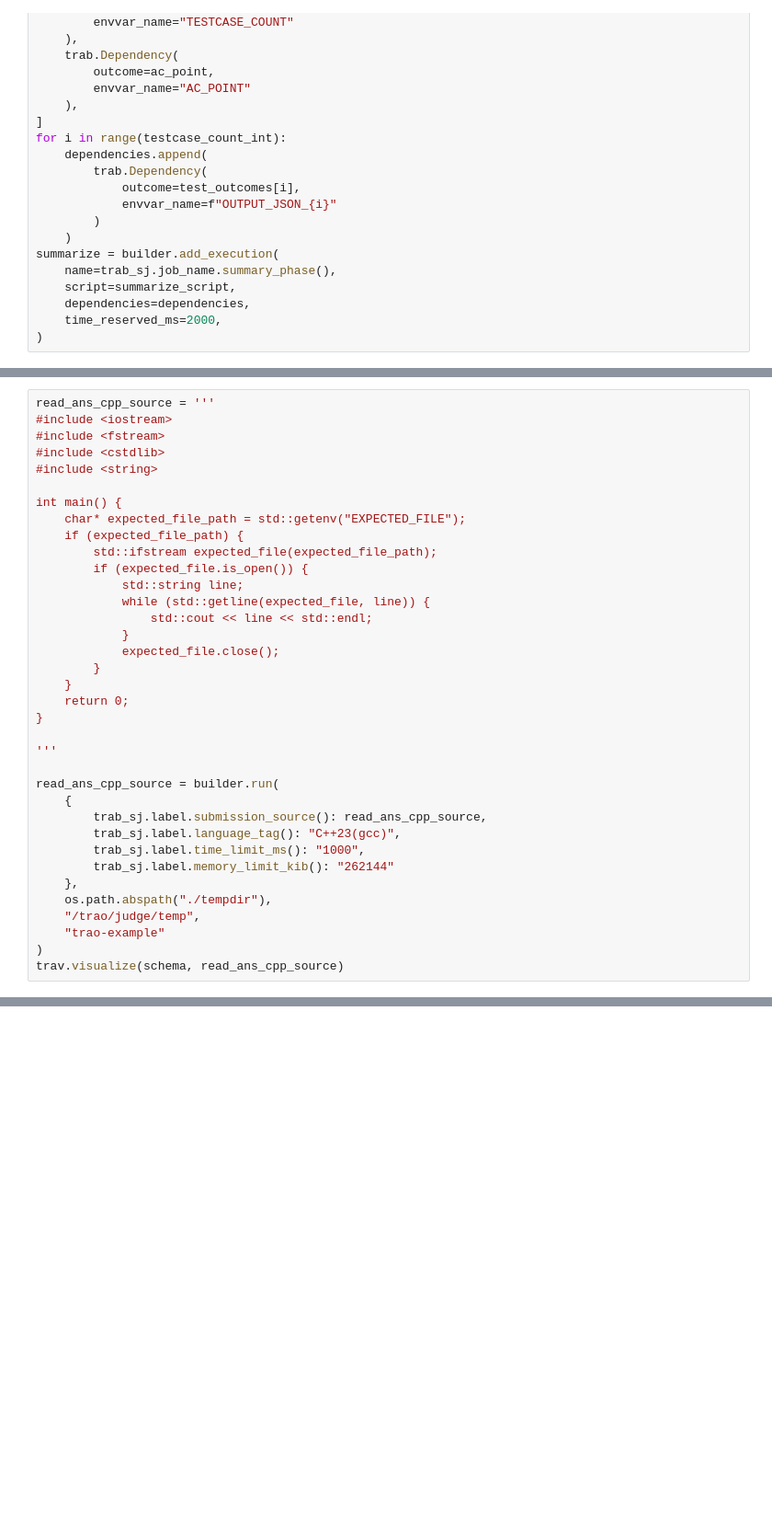
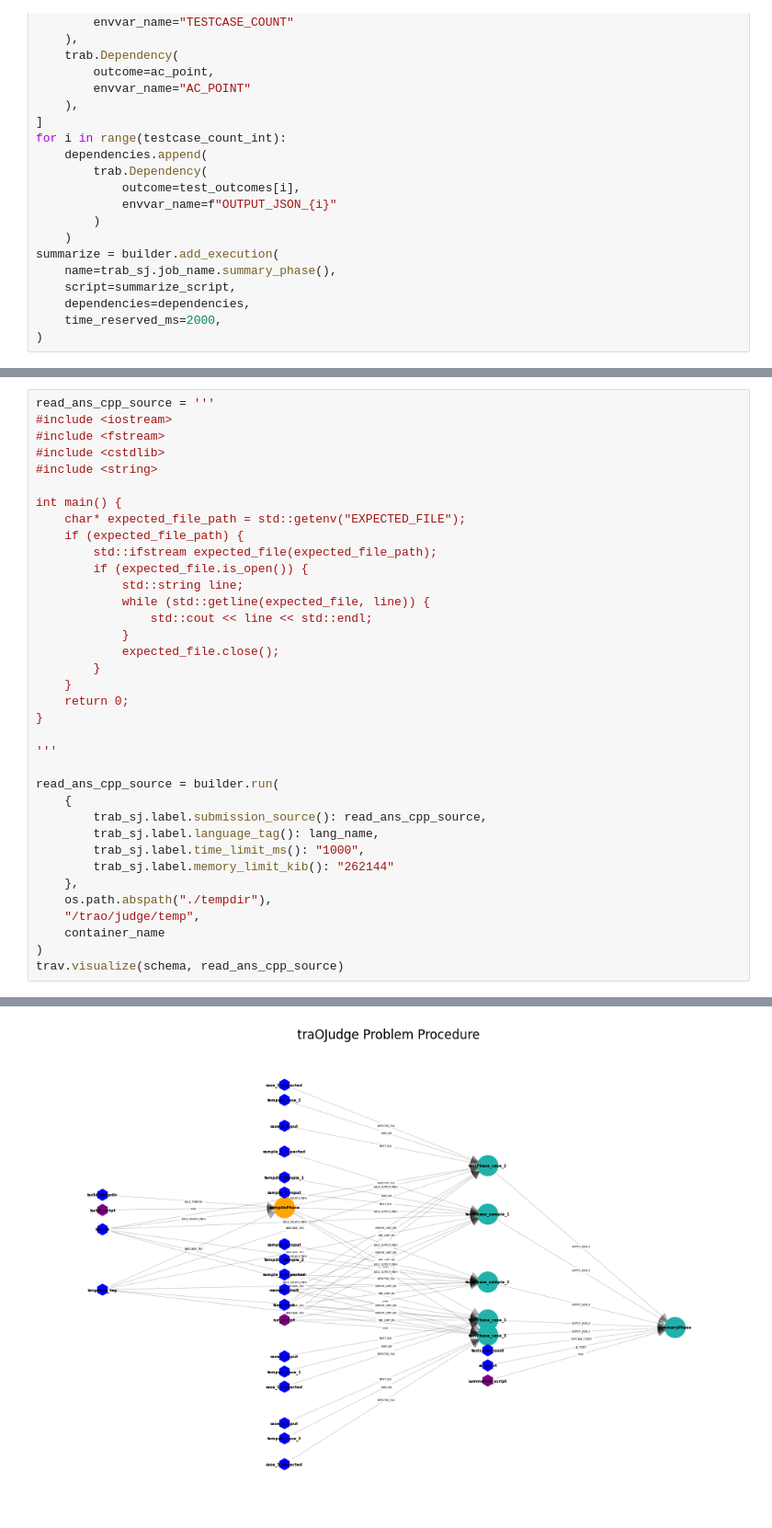
Before and after one commit to traP-jp/traO-Judge-judge, a Jupyter notebook: pylib/example/problems/addition/builder.ipynb, the cells around one changed output, grey strips where cells are left out. Shown: that part at 92% size. Drawn from its saved outputs; the diff is of its cells as text; blank space fills up the shorter version.

```diff
--- a/pylib/example/problems/addition/builder.ipynb
+++ b/pylib/example/problems/addition/builder.ipynb
@@ -277,12 +307,13 @@ int main() {
 read_ans_cpp_source = builder.run(
     {
         trab_sj.label.submission_source(): read_ans_cpp_source,
-        trab_sj.label.language_tag(): "C++23(gcc)",
+        trab_sj.label.language_tag(): lang_name,
         trab_sj.label.time_limit_ms(): "1000",
         trab_sj.label.memory_limit_kib(): "262144"
     },
     os.path.abspath("./tempdir"),
     "/trao/judge/temp",
-    "trao-example"
+    container_name
 )
 trav.visualize(schema, read_ans_cpp_source)
+# %% [output]
@@ -288,0 +324 @@ trav.visualize(schema, read_ans_cpp_source)
+[figure, added]
```
Also changed, not shown: parts of 8 cells of this notebook, 5 other files.
